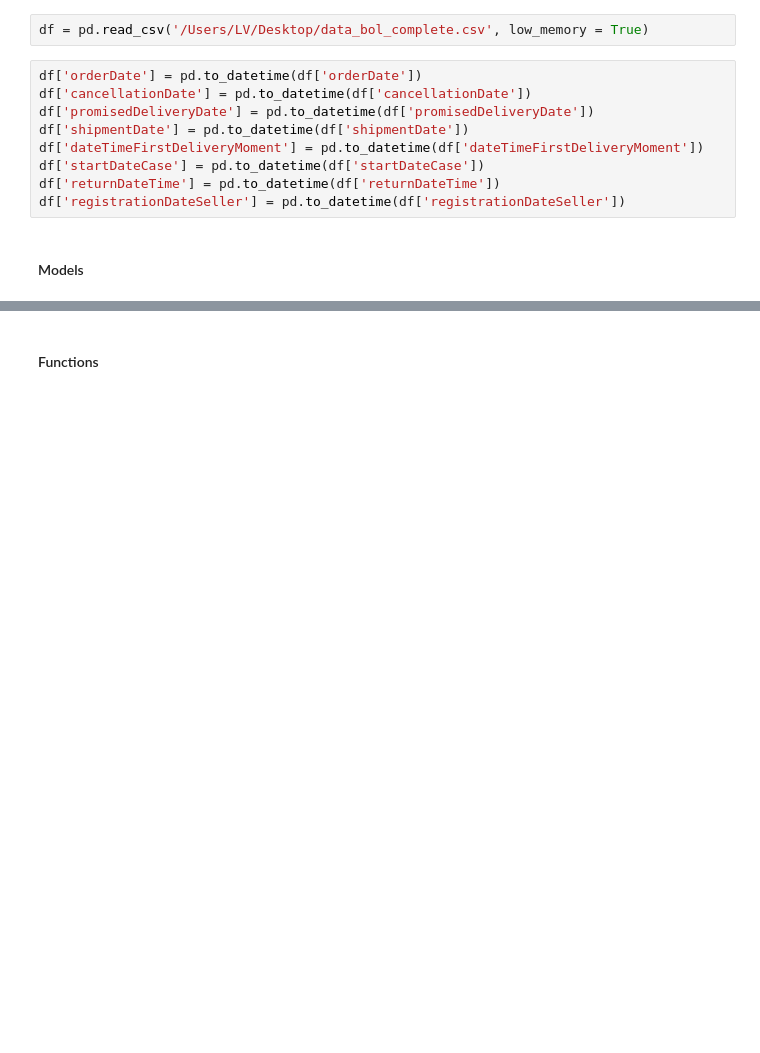
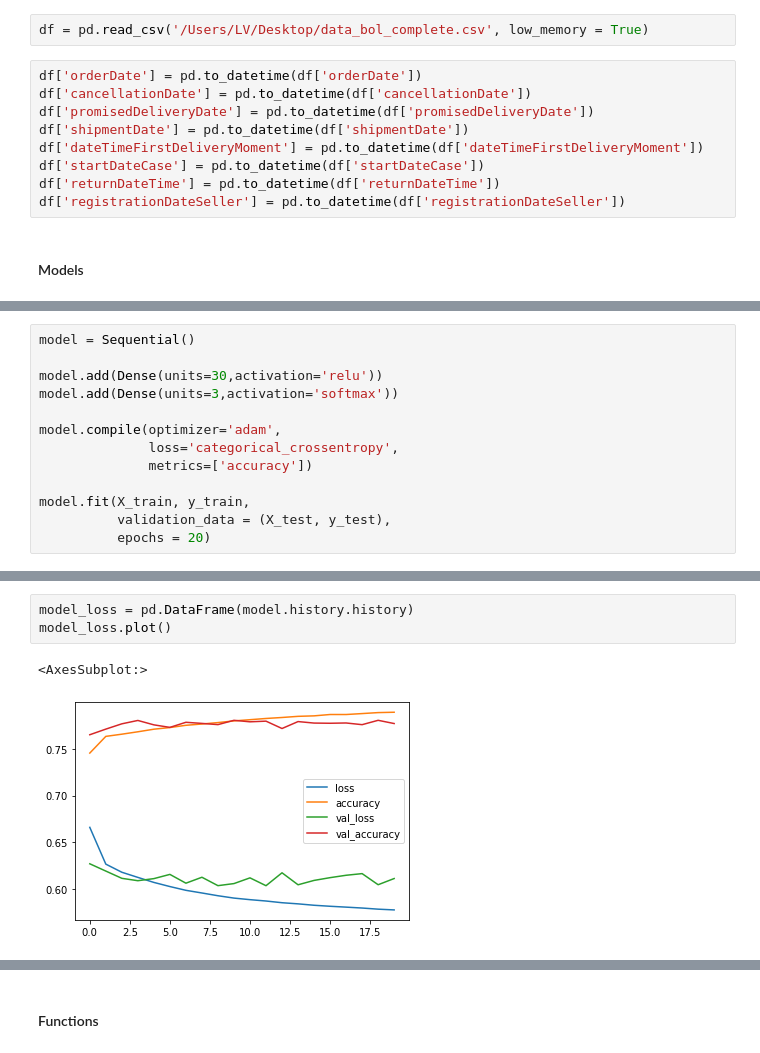
Before and after one commit to thomas-brink/CAT-HCOT, a Jupyter notebook: Seminar_Base_Classifiers_Lourens.ipynb, the cells around one changed output, grey strips where cells are left out. Saved outputs shown, nothing was run; the diff lists cells and outputs as text; blank space fills up the shorter version.

```diff
--- a/Seminar_Base_Classifiers_Lourens.ipynb
+++ b/Seminar_Base_Classifiers_Lourens.ipynb
@@ -75,0 +105,13 @@ CLASSIFICATION = ['generalMatchClassification','detailedMatchClassification','bi
+# %%
+model = Sequential()
+
+model.add(Dense(units=30,activation='relu'))
+model.add(Dense(units=3,activation='softmax'))
+
+model.compile(optimizer='adam',
+              loss='categorical_crossentropy',
+              metrics=['accuracy'])
+
+model.fit(X_train, y_train,
+          validation_data = (X_test, y_test),
+          epochs = 20)
@@ -75,0 +137,6 @@ CLASSIFICATION = ['generalMatchClassification','detailedMatchClassification','bi
+# %%
+model_loss = pd.DataFrame(model.history.history)
+model_loss.plot()
+# %% [output]
+<AxesSubplot:>
+[figure, added]
```
Also changed, not shown: parts of 10 cells of this notebook.
